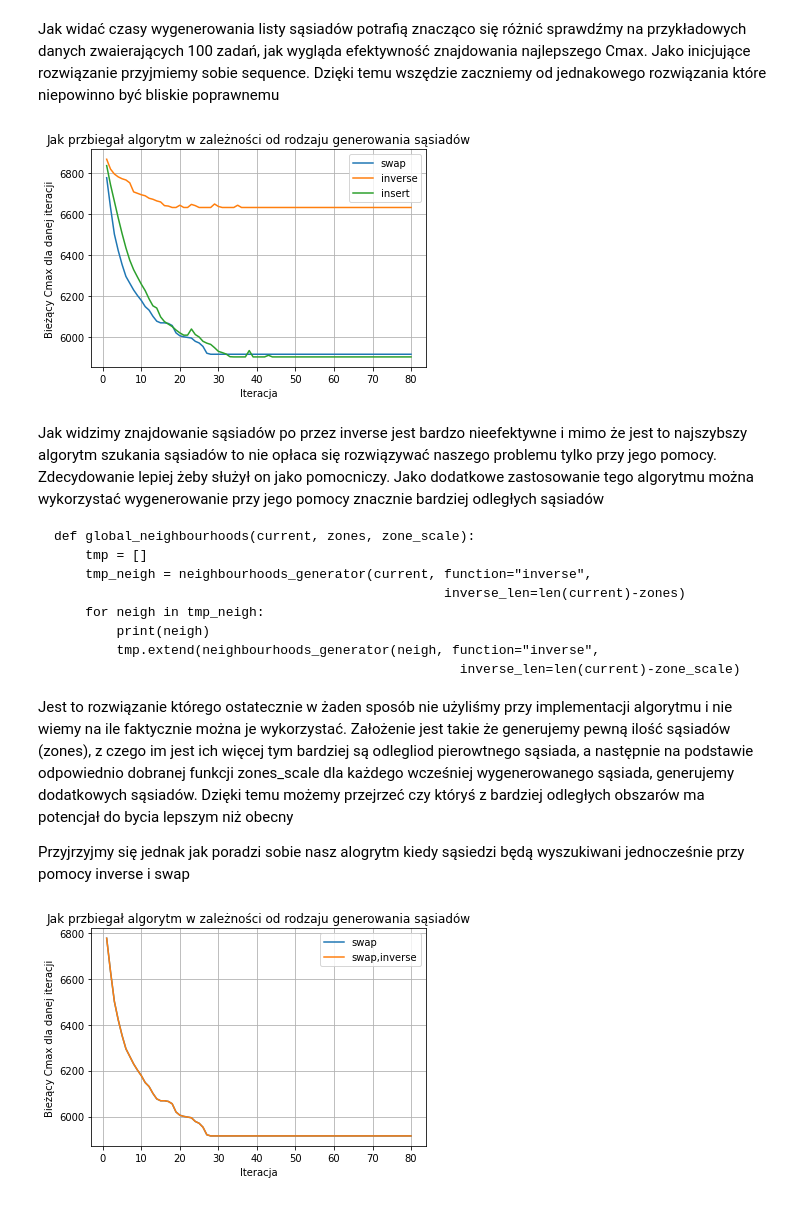
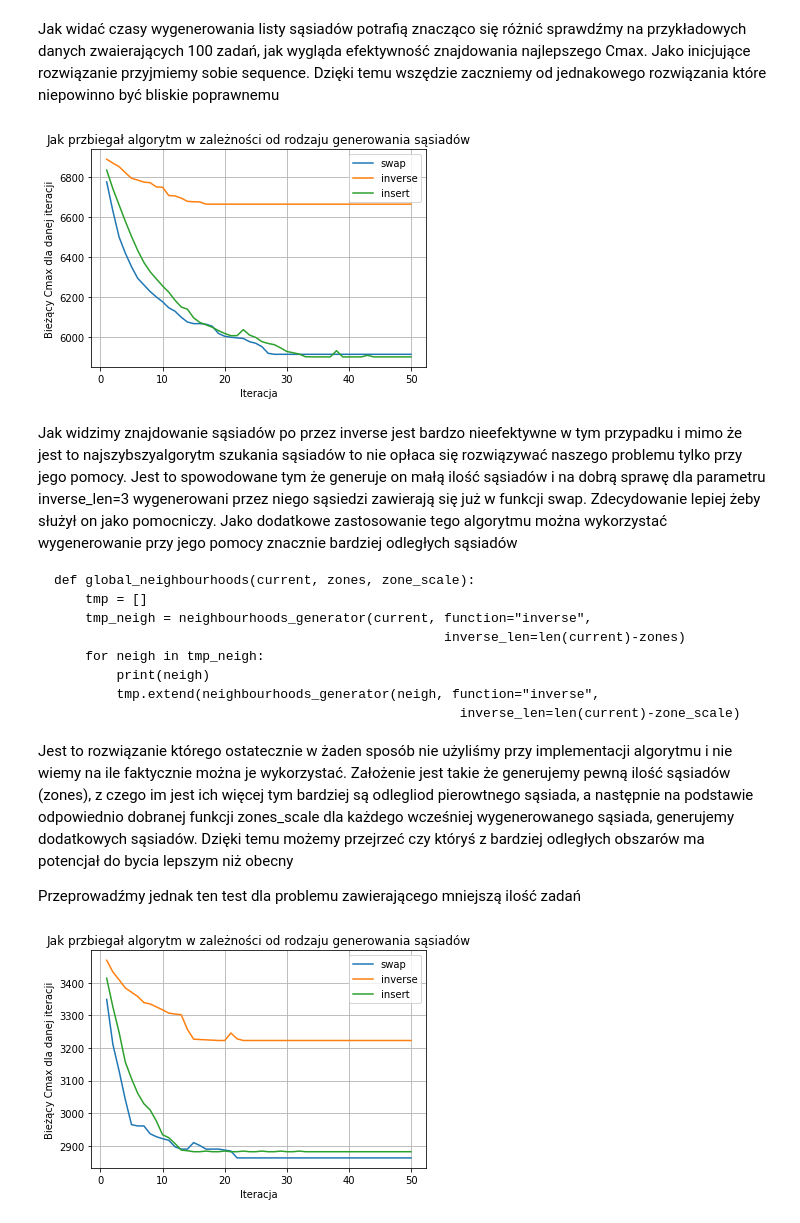
Before and after one commit to Seerfer/SPDlab, a Jupyter notebook: ZAD3/Sprawozdanie.ipynb, the cells around one changed output. Saved outputs shown, nothing was run; the diff lists cells and outputs as text; code cells hidden in the pictures.

Commit message:
Drobne poprawki i puscic sprawko jeszcze raz rano do wygenerowania

````diff
--- a/ZAD3/Sprawozdanie.ipynb
+++ b/ZAD3/Sprawozdanie.ipynb
@@ -152,12 +152,12 @@ import Load
 data = Load.read_datest("Data/data.txt")[80]
 init = "sequence"
 stop_func = "iter"
-iter=80
+iter_n = 50
 history = {k: [] for k in functions}
-iterations = list(range(1, iter+1))
+iterations = list(range(1, iter_n+1))
 for function in functions:
     history[function] = TS.Tabu_search(data, stop=stop_func, init_function=init,
-                                   iter=iter, neighbourhoods_function=str(function),)[2]
+                                   iter=iter_n, neighbourhoods_function=str(function))[2]
     plt.plot(iterations, history[function], label=function)
 
 plt.legend()
@@ -167,10 +167,12 @@ plt.xlabel("Iteracja")
 plt.ylabel("Bieżący Cmax dla danej iteracji")
 plt.show()
 # %% [output]
-[figure, old version]
+[figure, new version]
 # %% [markdown]
-Jak widzimy znajdowanie sąsiadów po przez inverse jest bardzo nieefektywne i mimo że jest to najszybszy
-algorytm szukania sąsiadów to nie opłaca się rozwiązywać naszego problemu tylko przy jego pomocy.
+Jak widzimy znajdowanie sąsiadów po przez inverse jest bardzo nieefektywne w tym przypadku i mimo że jest to
+najszybszyalgorytm szukania sąsiadów to nie opłaca się rozwiązywać naszego problemu tylko przy jego pomocy.
+Jest to spowodowane tym że generuje on małą ilość sąsiadów i na dobrą sprawę dla parametru inverse_len=3
+wygenerowani przez niego sąsiedzi zawierają się już w funkcji swap.
 Zdecydowanie lepiej żeby służył on jako pomocniczy. Jako dodatkowe zastosowanie tego algorytmu można
 wykorzystać wygenerowanie przy jego pomocy znacznie bardziej odległych sąsiadów
 ```{python}
@@ -191,21 +193,21 @@ dla każdego wcześniej wygenerowanego sąsiada, generujemy dodatkowych sąsiad
 z bardziej odległych obszarów ma potencjał do bycia lepszym niż obecny
 
 
-Przyjrzyjmy się jednak jak poradzi sobie nasz alogrytm kiedy sąsiedzi będą wyszukiwani jednocześnie przy pomocy
-inverse i swap
+Przeprowadźmy jednak ten test dla problemu zawierającego mniejszą ilość zadań
 # %%
-functions = ["swap", "swap,inverse"]
+data = Load.read_datest("Data/data.txt")[32]
 history = {k: [] for k in functions}
+iterations = list(range(1, iter_n+1))
 for function in functions:
     history[function] = TS.Tabu_search(data, stop=stop_func, init_function=init,
-                                   iter=iter, neighbourhoods_function=str(function),)[2]
+                                   iter=iter_n, neighbourhoods_function=str(function))[2]
     plt.plot(iterations, history[function], label=function)
 
 plt.legend()
 plt.grid()
 plt.title("Jak przbiegał algorytm w zależności od rodzaju generowania sąsiadów")
 plt.xlabel("Iteracja")
 plt.ylabel("Bieżący Cmax dla danej iteracji")
 plt.show()
 # %% [output]
-[figure, old version]
+[figure, new version]
````
Also changed, not shown: parts of 12 cells of this notebook, 2 other files.
